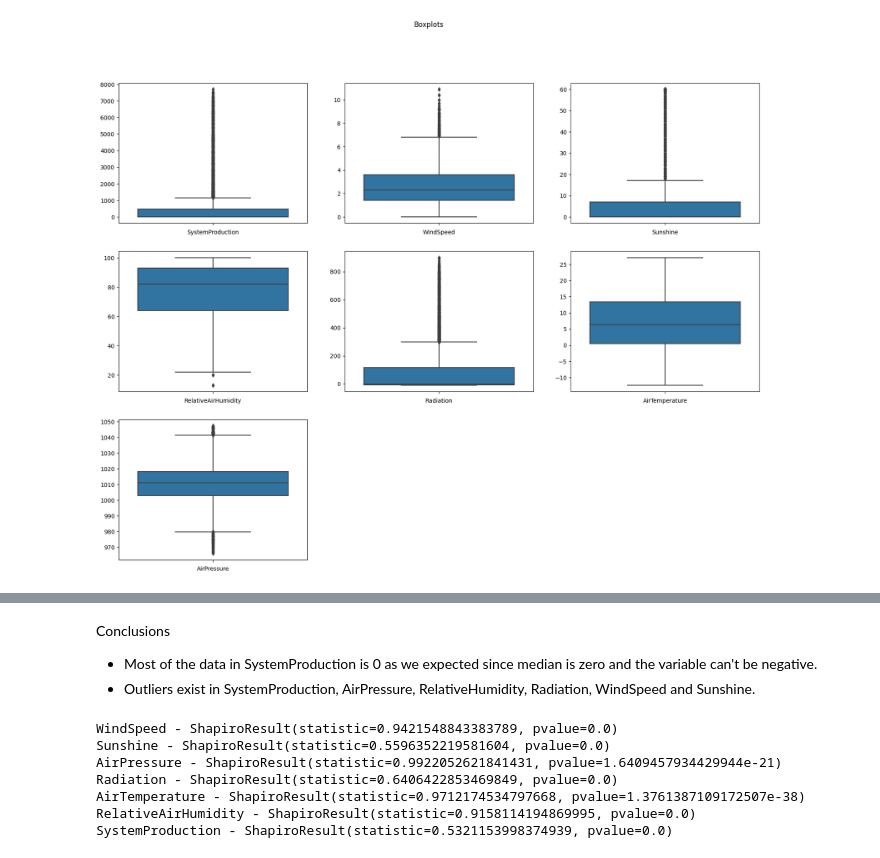
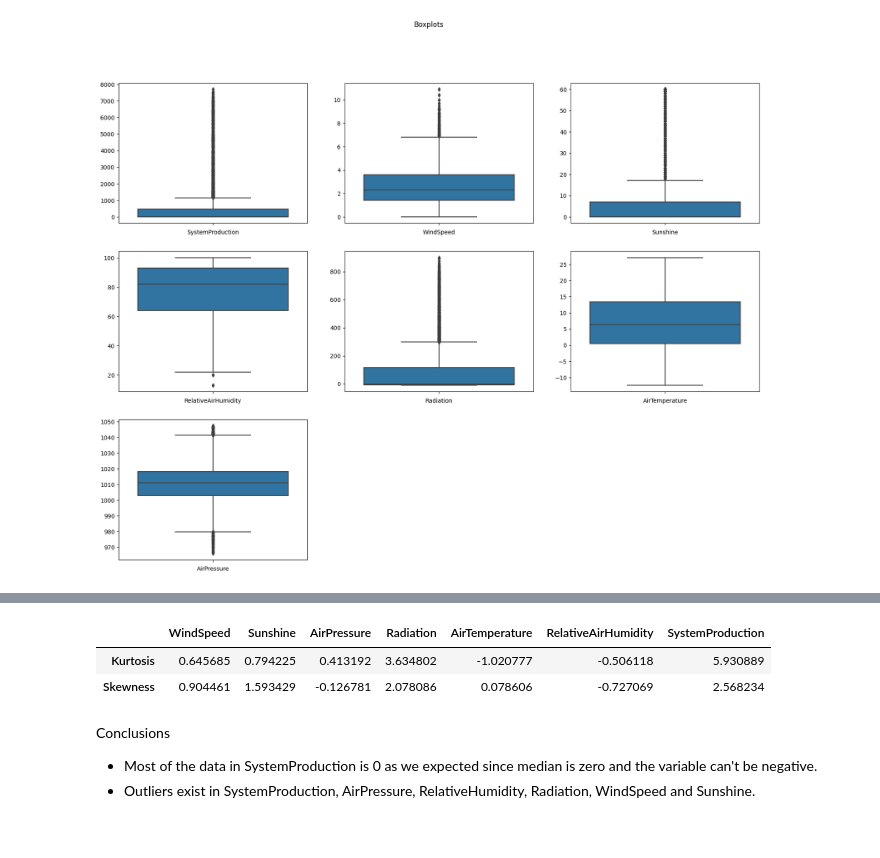
Before and after one commit to caiosoter/DS-Projects, a Jupyter notebook: Solar_Power_Generation_Prediction/Solar_Power_Prediction.ipynb, the cells around one changed output, grey strips where cells are left out. Saved outputs shown, nothing was run; the diff lists cells and outputs as text; code cells hidden in the pictures.

Commit message:
Funções para calculo de testes, kurtosis e skewness.

```diff
--- a/Solar_Power_Generation_Prediction/Solar_Power_Prediction.ipynb
+++ b/Solar_Power_Generation_Prediction/Solar_Power_Prediction.ipynb
@@ -215,19 +323,13 @@ ax[2, 2].set_visible(False)
+# %%
+# Kurtosis and Skewness:
+
+kurtosis_skewness(df)
+# %% [output]
+|  | WindSpeed | Sunshine | AirPressure | Radiation | AirTemperature | RelativeAirHumidity | SystemProduction |
+| Kurtosis | 0.645685 | 0.794225 | 0.413192 | 3.634802 | -1.020777 | -0.506118 | 5.930889 |
+| Skewness | 0.904461 | 1.593429 | -0.126781 | 2.078086 | 0.078606 | -0.727069 | 2.568234 |
 # %% [markdown]
 Conclusions
 
 - Most of the data in SystemProduction is 0 as we expected since median is zero and the variable can't be negative.
 - Outliers exist in SystemProduction, AirPressure, RelativeHumidity, Radiation, WindSpeed and Sunshine.
-# %%
-# Shapiro-Wilk Normality test:
-
-for c in df.columns:
-    shapiro_statistic = shapiro(df[c])
-    print(f"{c} - {shapiro_statistic}")
-# %% [output]
-WindSpeed - ShapiroResult(statistic=0.9421548843383789, pvalue=0.0)
-Sunshine - ShapiroResult(statistic=0.5596352219581604, pvalue=0.0)
-AirPressure - ShapiroResult(statistic=0.9922052621841431, pvalue=1.6409457934429944e-21)
-Radiation - ShapiroResult(statistic=0.6406422853469849, pvalue=0.0)
-AirTemperature - ShapiroResult(statistic=0.9712174534797668, pvalue=1.3761387109172507e-38)
-RelativeAirHumidity - ShapiroResult(statistic=0.9158114194869995, pvalue=0.0)
-SystemProduction - ShapiroResult(statistic=0.5321153998374939, pvalue=0.0)
```
Also changed, not shown: parts of 7 cells of this notebook.
